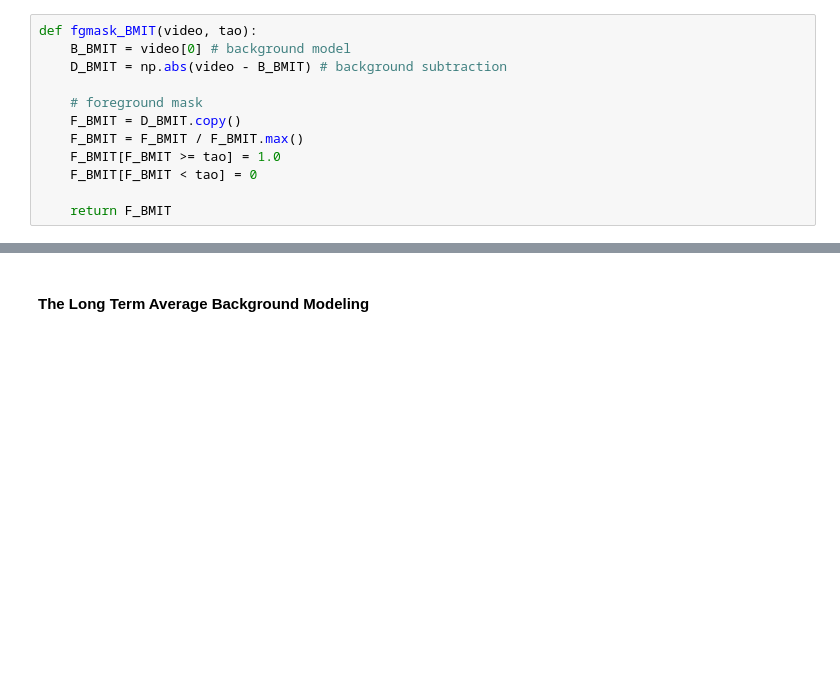
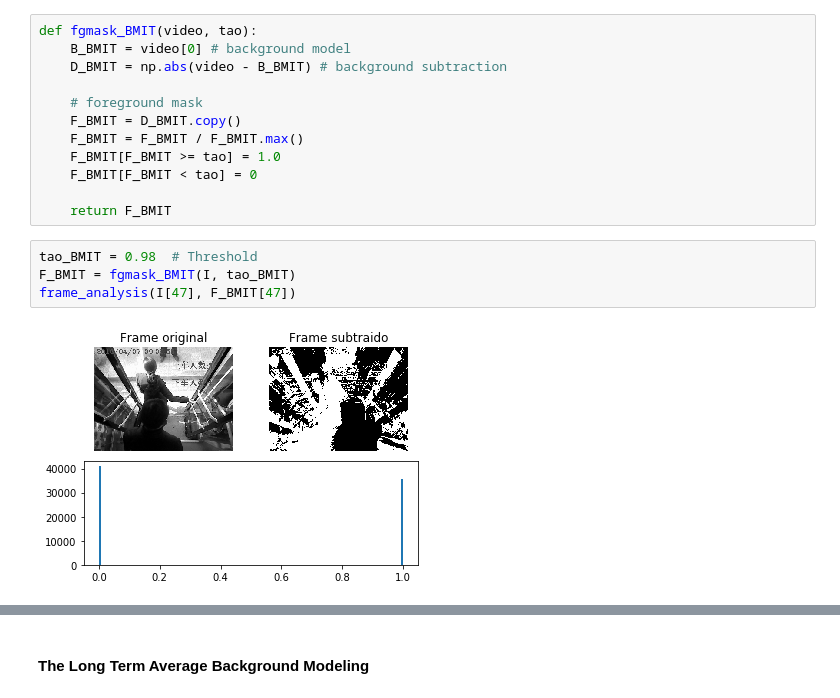
Before and after one commit to grupo9ia898/scap, a Jupyter notebook: scap.ipynb, the cells around one changed output, grey strips where cells are left out. Drawn from its saved outputs; the diff is of its cells as text; blank space fills up the shorter version.

```diff
--- a/scap.ipynb
+++ b/scap.ipynb
@@ -110,3 +110,9 @@ def fgmask_BMIT(video, tao):
     F_BMIT[F_BMIT < tao] = 0
 
     return F_BMIT
+# %%
+tao_BMIT = 0.98  # Threshold
+F_BMIT = fgmask_BMIT(I, tao_BMIT)
+frame_analysis(I[47], F_BMIT[47])
+# %% [output]
+[figure, added]
```
Also changed, not shown: parts of 34 cells of this notebook.
